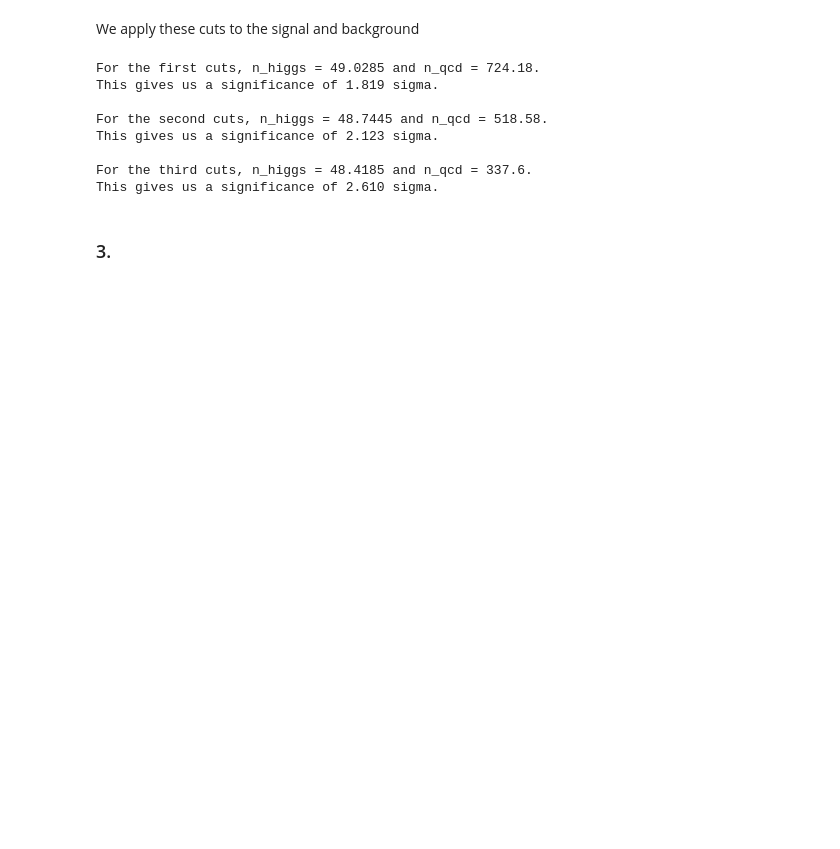
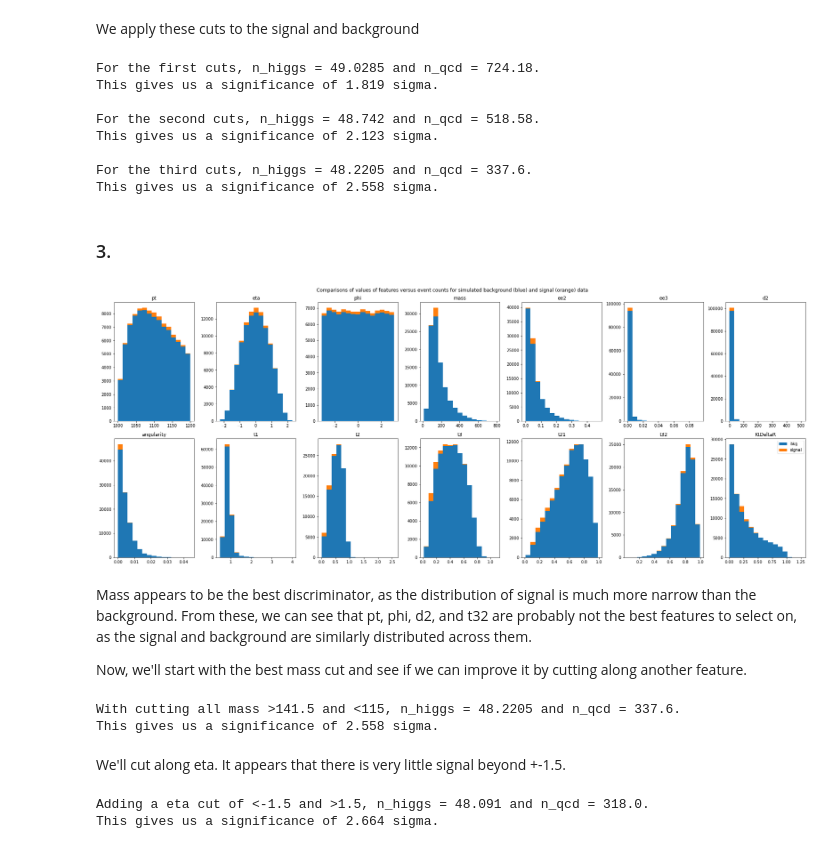
Before and after one commit to pgwart/PHYS434, a Jupyter notebook: lab7.ipynb, the cells around one changed output. Drawn from its saved outputs; the diff is of its cells as text; code cells hidden in the pictures; blank space fills up the shorter version.

```diff
--- a/lab7.ipynb
+++ b/lab7.ipynb
@@ -69,8 +70,8 @@ We apply these cuts to the signal and background
 # %%
 signal_cuts = [0,0,0]
 signal_cuts[0] = signal[(signal['mass'] <= 160) & (signal['mass'] >= 100)]
-signal_cuts[1] = signal[(signal['mass'] <= 160) & (signal['mass'] >= 108.5)]
-signal_cuts[2] = signal[(signal['mass'] <= 160) & (signal['mass'] >= 115)]
+signal_cuts[1] = signal[(signal['mass'] <= 150) & (signal['mass'] >= 108.5)]
+signal_cuts[2] = signal[(signal['mass'] <= 141.5) & (signal['mass'] >= 115)]
 
 bkg_cuts = [0,0,0]
 bkg_cuts[0] = bkg[(bkg['mass'] <= 160) & (bkg['mass'] >= 100)]
@@ -100,25 +101,39 @@ print(f'This gives us a significance of {stats.norm.isf(p):0.3f} sigma.')
 For the first cuts, n_higgs = 49.0285 and n_qcd = 724.18.
 This gives us a significance of 1.819 sigma.
 
-For the second cuts, n_higgs = 48.7445 and n_qcd = 518.58.
+For the second cuts, n_higgs = 48.742 and n_qcd = 518.58.
 This gives us a significance of 2.123 sigma.
 
-For the third cuts, n_higgs = 48.4185 and n_qcd = 337.6.
-This gives us a significance of 2.610 sigma.
+For the third cuts, n_higgs = 48.2205 and n_qcd = 337.6.
+This gives us a significance of 2.558 sigma.
 # %% [markdown]
 ### 3.
 # %%
 fig, ax = plt.subplots(2,7,figsize=(25,10))
 
 for i in range(0,7):
     j = i+7
     column1 = bkg.columns[i]
     column2 = bkg.columns[j]
-    ax[0,i].hist([bkg[column1],[signal[column1]], label=['bkg', 'signal']
-    ax[0,i].hist(, bkg[column1]], label='signal')
-    ax[1,i].hist(signal[column2], label='signal')
+    ax[0,i].hist([bkg[column1],signal[column1]], label=['bkg', 'signal'], stacked=True, weights=weights, bins=15)
+    ax[1,i].hist([bkg[column2],signal[column2]], label=['bkg', 'signal'], stacked=True, weights=weights, bins=15)
     ax[0,i].set_title(column1)
     ax[1,i].set_title(column2)
 plt.suptitle('Comparisons of values of features versus event counts for simulated background (blue) and signal (orange) data')
 plt.legend()
 plt.tight_layout()
+# %% [output]
+[figure, added]
+# %% [markdown]
+Mass appears to be the best discriminator, as the distribution of signal is much more narrow than the background. From these, we can see that pt, phi, d2, and t32 are probably not the best features to select on, as the signal and background are similarly distributed across them.
+
+Now, we'll start with the best mass cut and see if we can improve it by cutting along another feature.
+# %%
+print(f'With cutting all mass >141.5 and <115, n_higgs = {signal_norms[2]} and n_qcd = {bkg_norms[2]}.')
+p = stats.poisson.sf(signal_norms[2]+bkg_norms[2], mu=bkg_norms[2])
+print(f'This gives us a significance of {stats.norm.isf(p):0.3f} sigma.')
+# %% [output]
+With cutting all mass >141.5 and <115, n_higgs = 48.2205 and n_qcd = 337.6.
+This gives us a significance of 2.558 sigma.
+# %% [markdown]
+We'll cut along eta. It appears that there is very little signal beyond +-1.5.
@@ -124,0 +149,7 @@ plt.tight_layout()
+# %%
+print(f'Adding a eta cut of <-1.5 and >1.5, n_higgs = {sig_eta_norm} and n_qcd = {bkg_eta_norm}.')
+p = stats.poisson.sf(sig_eta_norm+bkg_eta_norm, mu=bkg_eta_norm)
+print(f'This gives us a significance of {stats.norm.isf(p):0.3f} sigma.')
+# %% [output]
+Adding a eta cut of <-1.5 and >1.5, n_higgs = 48.091 and n_qcd = 318.0.
+This gives us a significance of 2.664 sigma.
```
Also changed, not shown: parts of 21 cells of this notebook.
